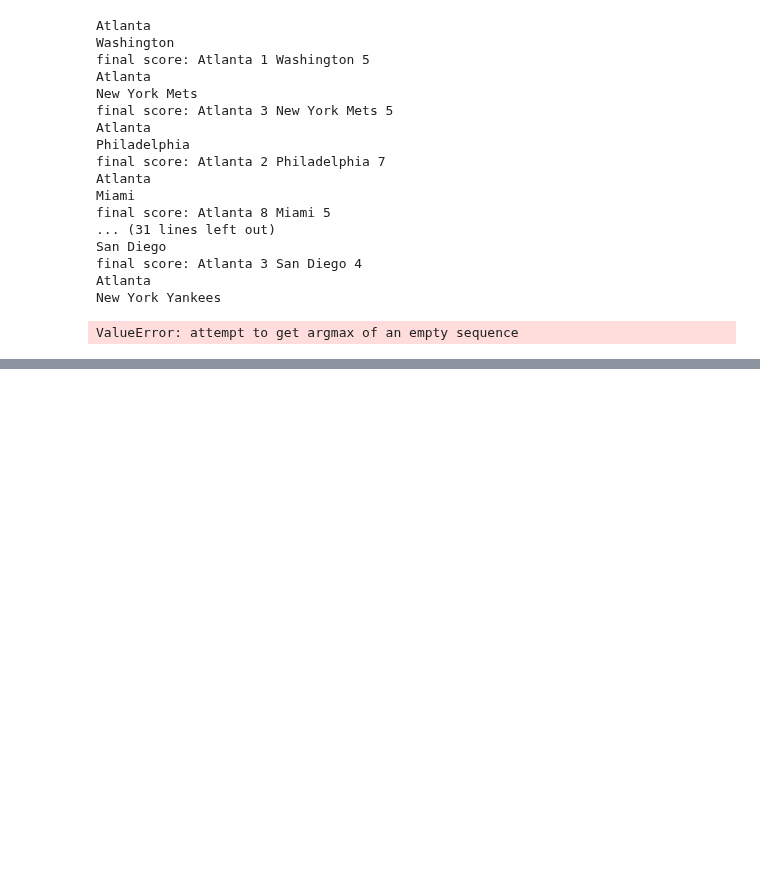
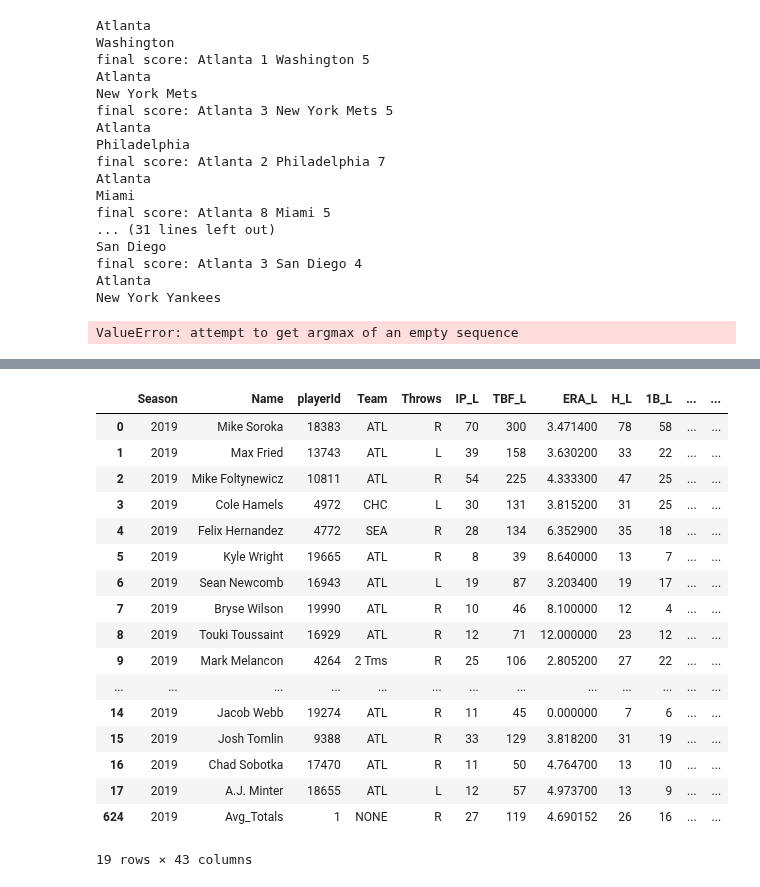
Before and after one commit to jmaloon1/Baseball-Simulator, a Jupyter notebook: Baseball Simulator.ipynb, the cells around one changed output, grey strips where cells are left out. Drawn from its saved outputs; the diff is of its cells as text; code cells hidden in the pictures; blank space fills up the shorter version.

Commit message:
Add files via upload
Added more Fangraphs data for pitchers

```diff
--- a/Baseball Simulator.ipynb
+++ b/Baseball Simulator.ipynb
@@ -2228,6 +2223,3 @@ final score: Atlanta 3 San Diego 4
 Atlanta
 New York Yankees
 ValueError: attempt to get argmax of an empty sequence
-# %%
-a, b = team_dict['Atlanta'].cum_stats_df()
-a
@@ -2327,0 +2226,16 @@ final score: Los Angeles Angels 4 Baltimore 7
+# %%
+pi = pd.DataFrame()
+ba = pd.DataFrame()
+for k, v in nickname_to_city_dict.items():
+
+    a, b = team_dict[v].cum_stats_df()
+
+    if(pi.empty):
+        pi = b
+    else:
+        pi = pi.append(b)
+
+    if(ba.empty):
+        ba = a
+    else:
+        ba = ba.append(a)
@@ -2735,0 +3004,2 @@ batter_df
+# %%
+team_dict = create_teams(batter_stats_df, pitcher_stats_df)
@@ -2735,0 +3032,21 @@ batter_df
+# %%
+team_dict['Atlanta'].pitcher_df
+# %% [output]
+|  | Season | Name | playerId | Team | Throws | IP_L | TBF_L | ERA_L | H_L | 1B_L | ... | ... |
+| 0 | 2019 | Mike Soroka | 18383 | ATL | R | 70 | 300 | 3.471400 | 78 | 58 | ... | ... |
+| 1 | 2019 | Max Fried | 13743 | ATL | L | 39 | 158 | 3.630200 | 33 | 22 | ... | ... |
+| 2 | 2019 | Mike Foltynewicz | 10811 | ATL | R | 54 | 225 | 4.333300 | 47 | 25 | ... | ... |
+| 3 | 2019 | Cole Hamels | 4972 | CHC | L | 30 | 131 | 3.815200 | 31 | 25 | ... | ... |
+| 4 | 2019 | Felix Hernandez | 4772 | SEA | R | 28 | 134 | 6.352900 | 35 | 18 | ... | ... |
+| 5 | 2019 | Kyle Wright | 19665 | ATL | R | 8 | 39 | 8.640000 | 13 | 7 | ... | ... |
+| 6 | 2019 | Sean Newcomb | 16943 | ATL | L | 19 | 87 | 3.203400 | 19 | 17 | ... | ... |
+| 7 | 2019 | Bryse Wilson | 19990 | ATL | R | 10 | 46 | 8.100000 | 12 | 4 | ... | ... |
+| 8 | 2019 | Touki Toussaint | 16929 | ATL | R | 12 | 71 | 12.000000 | 23 | 12 | ... | ... |
+| 9 | 2019 | Mark Melancon | 4264 | 2 Tms | R | 25 | 106 | 2.805200 | 27 | 22 | ... | ... |
+| ... | ... | ... | ... | ... | ... | ... | ... | ... | ... | ... | ... | ... |
+| 14 | 2019 | Jacob Webb | 19274 | ATL | R | 11 | 45 | 0.000000 | 7 | 6 | ... | ... |
+| 15 | 2019 | Josh Tomlin | 9388 | ATL | R | 33 | 129 | 3.818200 | 31 | 19 | ... | ... |
+| 16 | 2019 | Chad Sobotka | 17470 | ATL | R | 11 | 50 | 4.764700 | 13 | 10 | ... | ... |
+| 17 | 2019 | A.J. Minter | 18655 | ATL | L | 12 | 57 | 4.973700 | 13 | 9 | ... | ... |
+| 624 | 2019 | Avg_Totals | 1 | NONE | R | 27 | 119 | 4.690152 | 26 | 16 | ... | ... |
+19 rows × 43 columns
```
Also changed, not shown: parts of 24 cells of this notebook.
